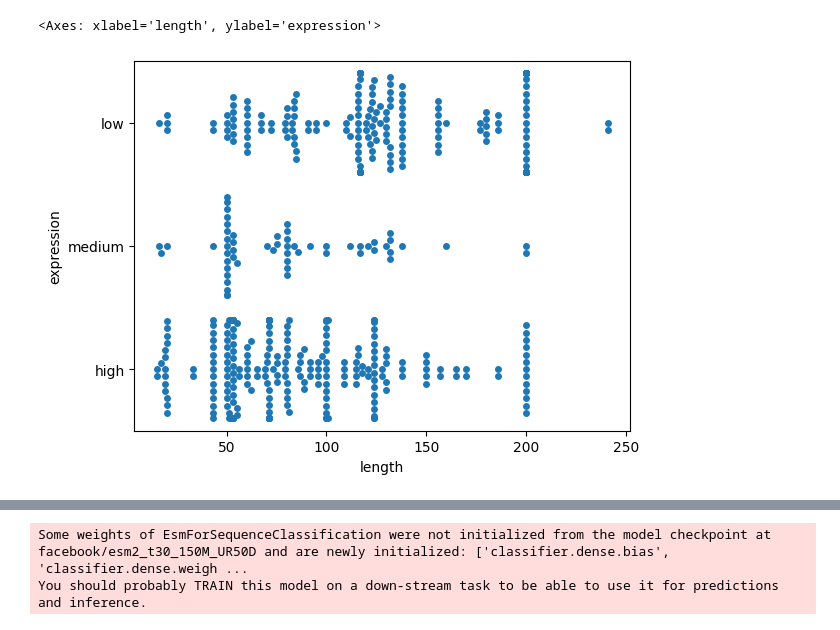
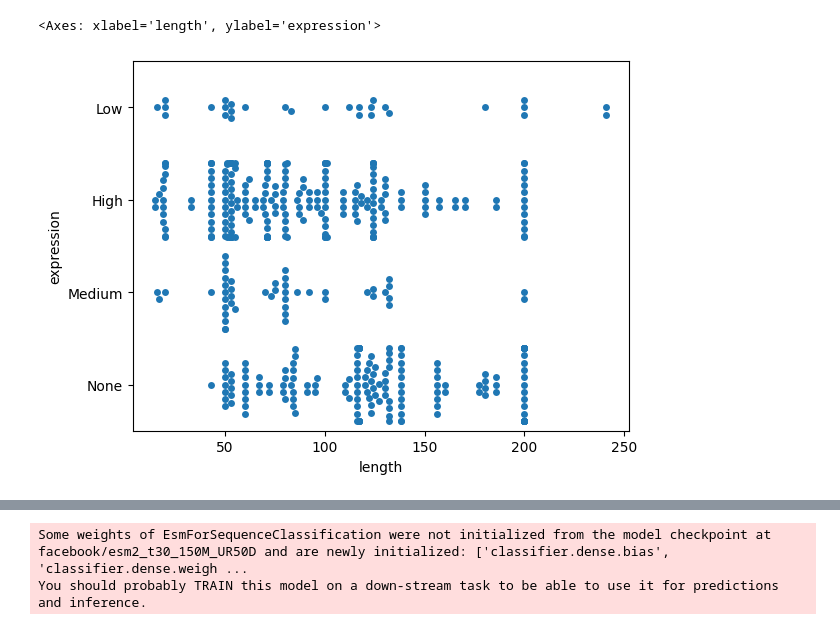
Before and after one commit to ANaka/egfr_binder_expression, a Jupyter notebook: notebooks/dataset.ipynb, the cells around one changed output, grey strips where cells are left out. Saved outputs shown, nothing was run; the diff lists cells and outputs as text; code cells hidden in the pictures.

```diff
--- a/notebooks/dataset.ipynb
+++ b/notebooks/dataset.ipynb
@@ -36,0 +26,14 @@ df['sequence_name'].isin(['aqamar-seq2'])
+# %%
+clean_exp = individuals.rename(
+    columns={
+        'propagated_designer': 'username',
+        'replicate': 'replicate',
+        'design_name': 'name',
+        }
+    ).loc[:, ['name', 'replicate', 'expression']]
+# %%
+clean_exp['replicate'] = clean_exp['replicate'].astype(int)
+# %%
+mdf = df.drop(columns=['expression']).merge(clean_exp, on=['name', 'replicate',], how='outer')
+# %%
+mdf.loc[:1, 'expression'] = 'Low'
@@ -37,6 +45,6 @@ df['sequence_name'].isin(['aqamar-seq2'])
 # %%
 
-sns.swarmplot(df, x='length', y='expression')
+sns.swarmplot(mdf, x='length', y='expression')
 # %% [output]
 <Axes: xlabel='length', ylabel='expression'>
-[figure, old version]
+[figure, new version]
```
Also changed, not shown: parts of 18 cells of this notebook.
